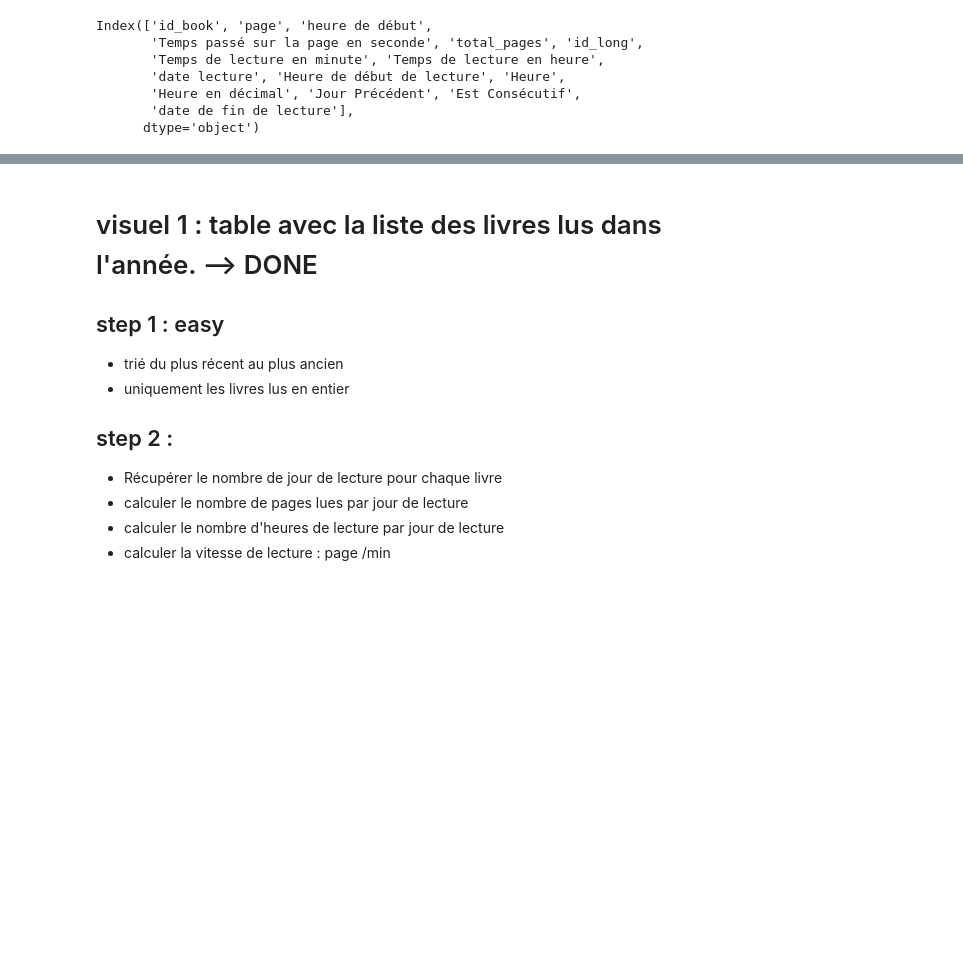
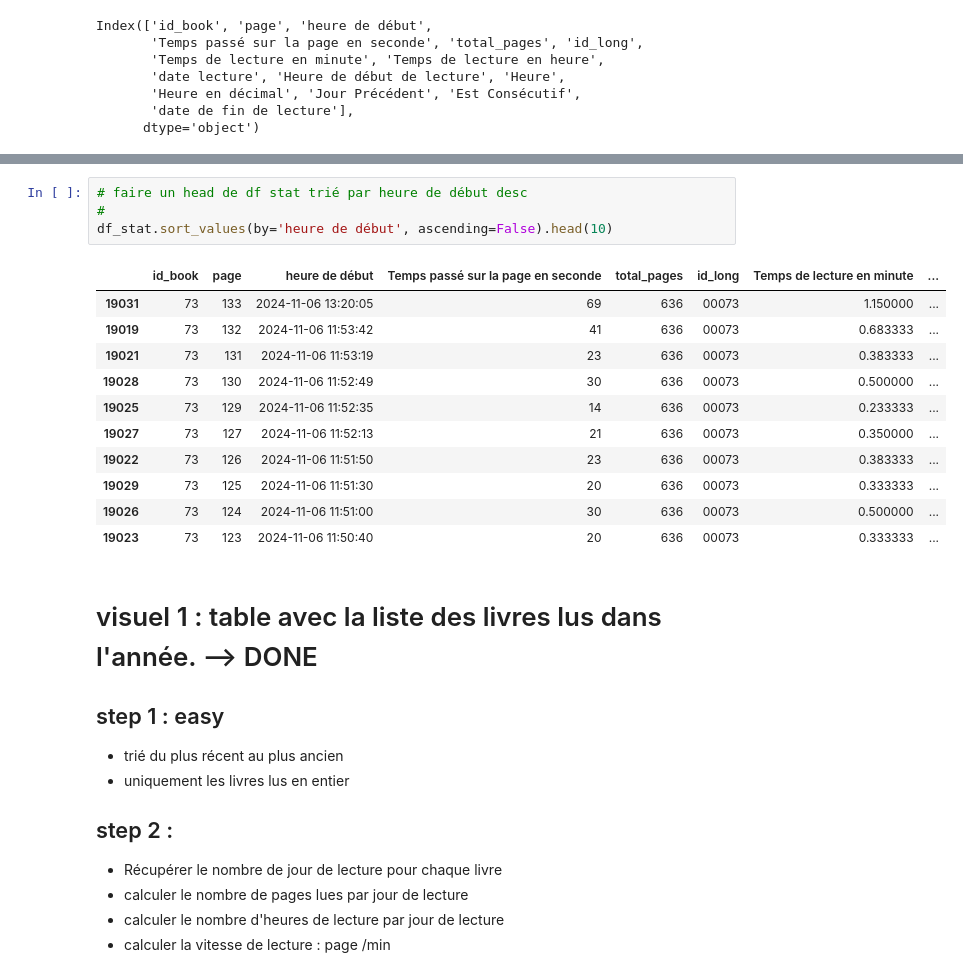
Before and after one commit to ChrisOlv/book_data_analysis, a Jupyter notebook: dataviz/dataviz.ipynb, the cells around one changed output, grey strips where cells are left out. Drawn from its saved outputs; the diff is of its cells as text; blank space fills up the shorter version.

```diff
--- a/dataviz/dataviz.ipynb
+++ b/dataviz/dataviz.ipynb
@@ -77,3 +83,19 @@ df_stat.head(10)
+# %%
+# faire un head de df stat trié par heure de début desc
+#
+df_stat.sort_values(by='heure de début', ascending=False).head(10)
+# %% [output]
+|  | id_book | page | heure de début | Temps passé sur la page en seconde | total_pages | id_long | Temps de lecture en minute | ... |
+| 19031 | 73 | 133 | 2024-11-06 13:20:05 | 69 | 636 | 00073 | 1.150000 | ... |
+| 19019 | 73 | 132 | 2024-11-06 11:53:42 | 41 | 636 | 00073 | 0.683333 | ... |
+| 19021 | 73 | 131 | 2024-11-06 11:53:19 | 23 | 636 | 00073 | 0.383333 | ... |
+| 19028 | 73 | 130 | 2024-11-06 11:52:49 | 30 | 636 | 00073 | 0.500000 | ... |
+| 19025 | 73 | 129 | 2024-11-06 11:52:35 | 14 | 636 | 00073 | 0.233333 | ... |
+| 19027 | 73 | 127 | 2024-11-06 11:52:13 | 21 | 636 | 00073 | 0.350000 | ... |
+| 19022 | 73 | 126 | 2024-11-06 11:51:50 | 23 | 636 | 00073 | 0.383333 | ... |
+| 19029 | 73 | 125 | 2024-11-06 11:51:30 | 20 | 636 | 00073 | 0.333333 | ... |
+| 19026 | 73 | 124 | 2024-11-06 11:51:00 | 30 | 636 | 00073 | 0.500000 | ... |
+| 19023 | 73 | 123 | 2024-11-06 11:50:40 | 20 | 636 | 00073 | 0.333333 | ... |
 # %% [markdown]
 # visuel 1 : table avec la liste des livres lus dans l'année. --> DONE
 ## step 1 : easy
```
Also changed, not shown: parts of 16 cells of this notebook, 3 other files.
